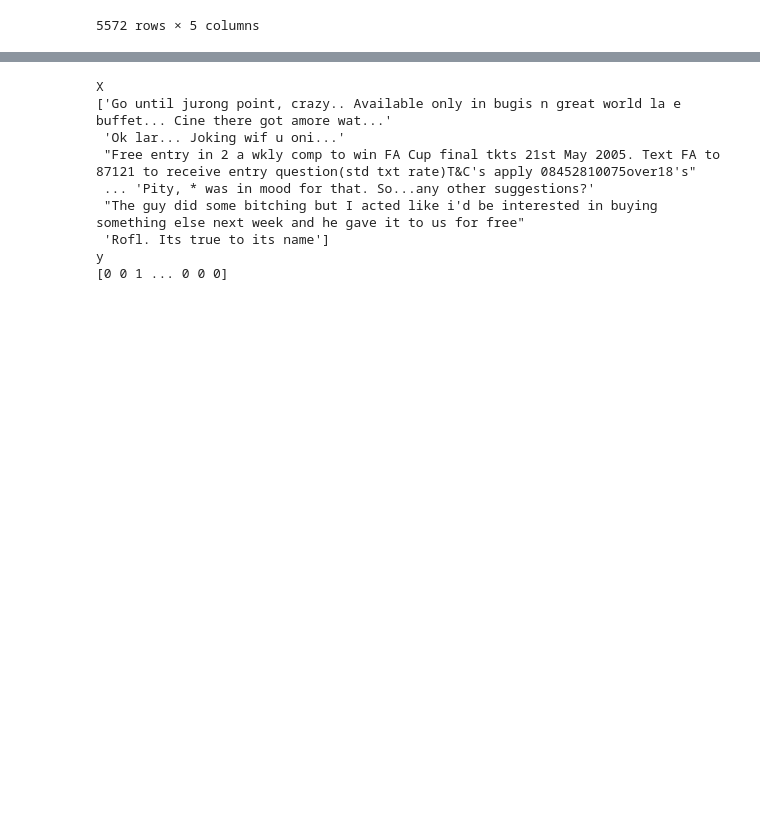
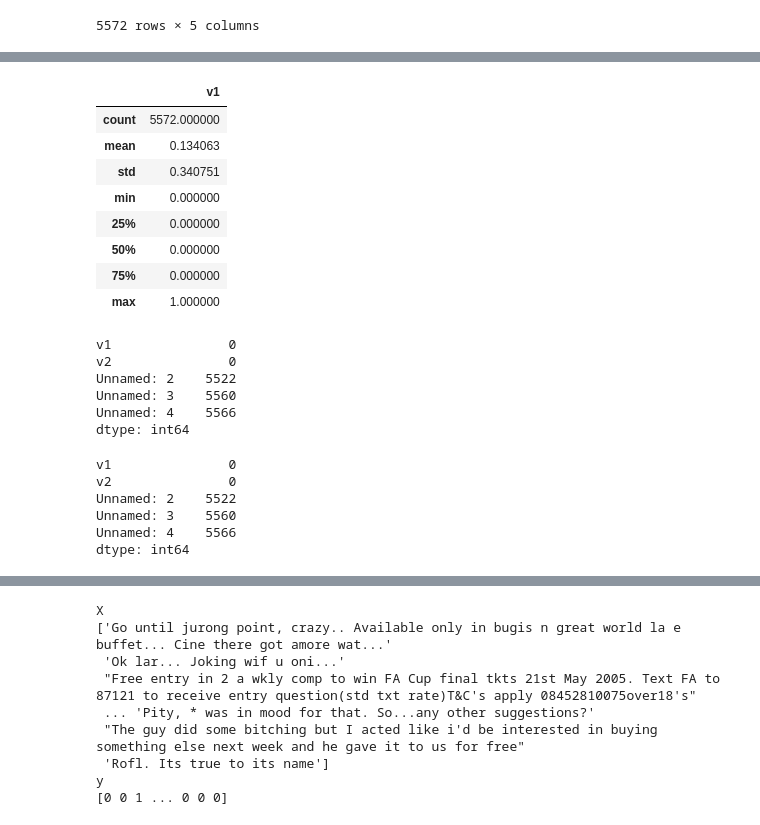
Before and after one commit to ahmedmujtaba99/AI_LAB, a Jupyter notebook: ahmed_Mujtaba_SMS_Spam.ipynb, the cells around one changed output, grey strips where cells are left out. Cells and saved outputs as stored; diff of their text form; code cells hidden in the pictures; blank space fills up the shorter version.

```diff
--- a/ahmed_Mujtaba_SMS_Spam.ipynb
+++ b/ahmed_Mujtaba_SMS_Spam.ipynb
@@ -39,0 +68,32 @@ df
+# %%
+df.describe()
+# %% [output]
+|  | v1 |
+| count | 5572.000000 |
+| mean | 0.134063 |
+| std | 0.340751 |
+| min | 0.000000 |
+| 25% | 0.000000 |
+| 50% | 0.000000 |
+| 75% | 0.000000 |
+| max | 1.000000 |
+# %%
+print(df.isnull().sum())
+# %% [output]
+v1               0
+v2               0
+Unnamed: 2    5522
+Unnamed: 3    5560
+Unnamed: 4    5566
+dtype: int64
+# %%
+df.v2 = df.v2.fillna("unknown")
+df.v1 = df.v1.fillna("unknown")
+print(df.isnull().sum())
+# %% [output]
+v1               0
+v2               0
+Unnamed: 2    5522
+Unnamed: 3    5560
+Unnamed: 4    5566
+dtype: int64
```
Also changed, not shown: parts of 9 cells of this notebook.
